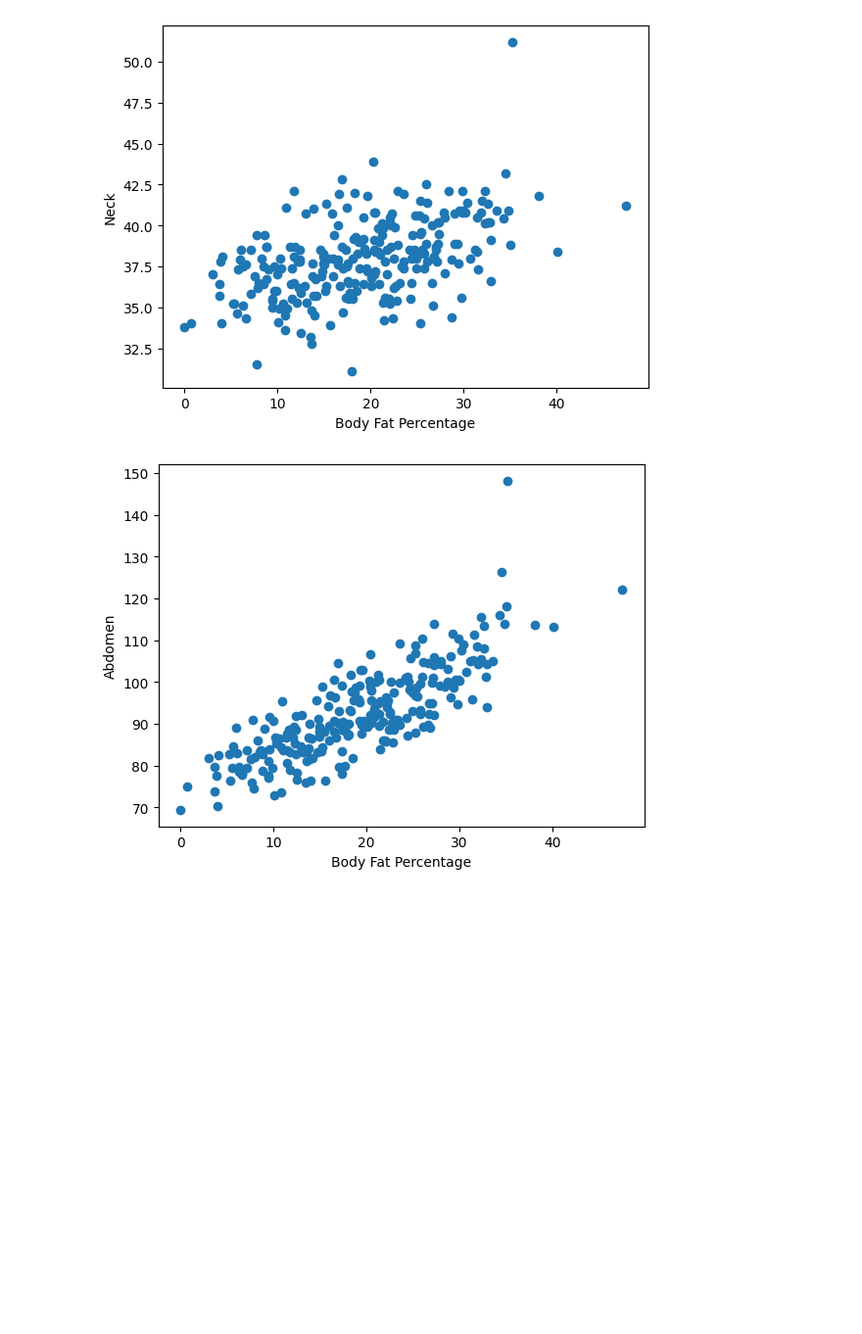
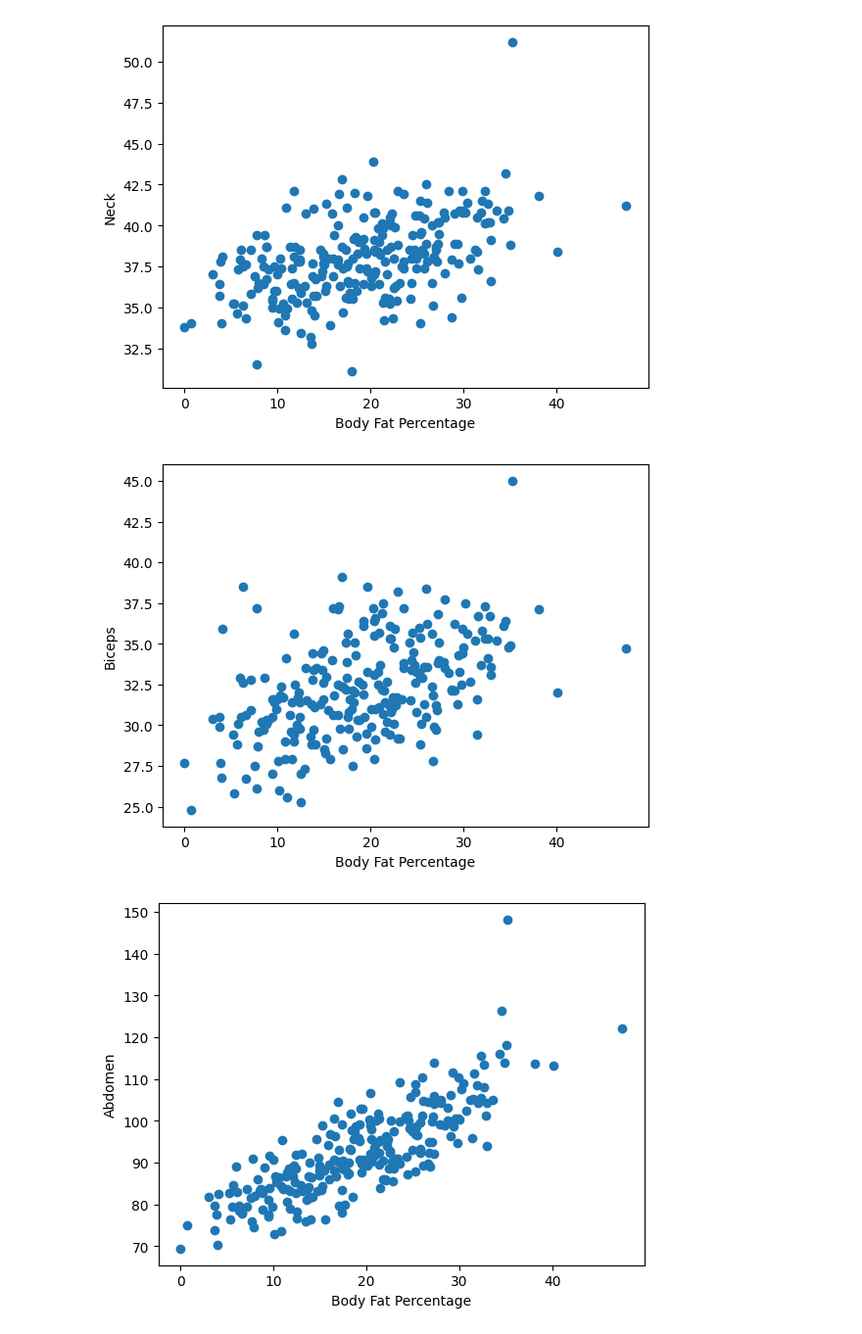
Before and after one commit to DesireeEDU/44688-Data-Analytics-Capstone-Project-Desiree-Thompson, a Jupyter notebook: data_analytics_capstone_notebook.ipynb, the cells around one changed output. Shown at 98% size. Cells and saved outputs as stored; diff of their text form; code cells hidden in the pictures; blank space fills up the shorter version.

```diff
--- a/data_analytics_capstone_notebook.ipynb
+++ b/data_analytics_capstone_notebook.ipynb
@@ -239,6 +241,16 @@ plt.ylabel('Neck')
 plt.show()
 # %% [output]
 [figure]
+# %%
+biceps = df['Biceps']
+body_fat = df['BodyFat']
+
+plt.scatter(body_fat, biceps)
+plt.xlabel('Body Fat Percentage')
+plt.ylabel('Biceps')
+plt.show()
+# %% [output]
+[figure, added]
 # %%
 abdomen = df['Abdomen']
 body_fat = df['BodyFat']
```
Also changed, not shown: parts of 30 cells of this notebook.
